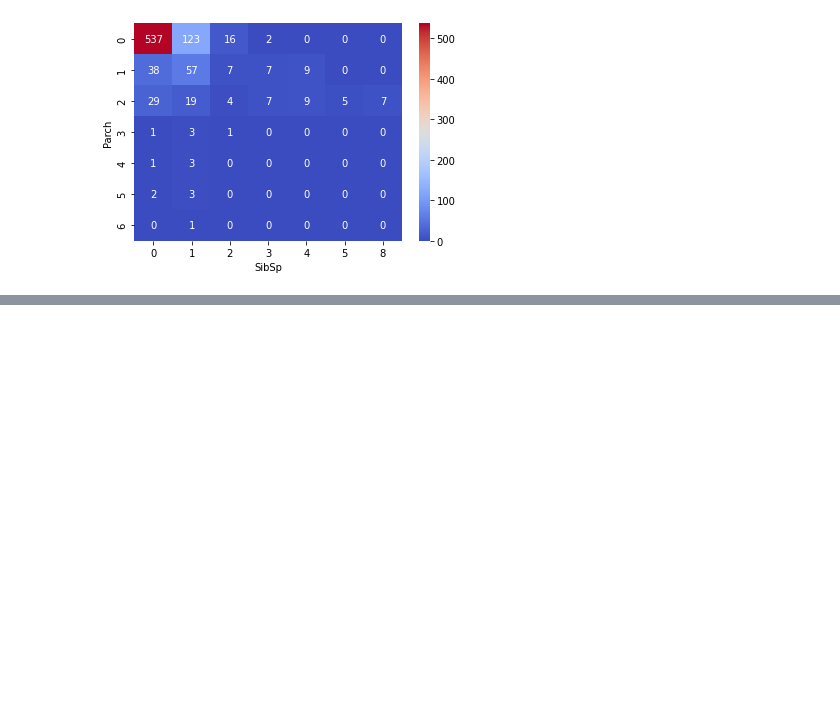
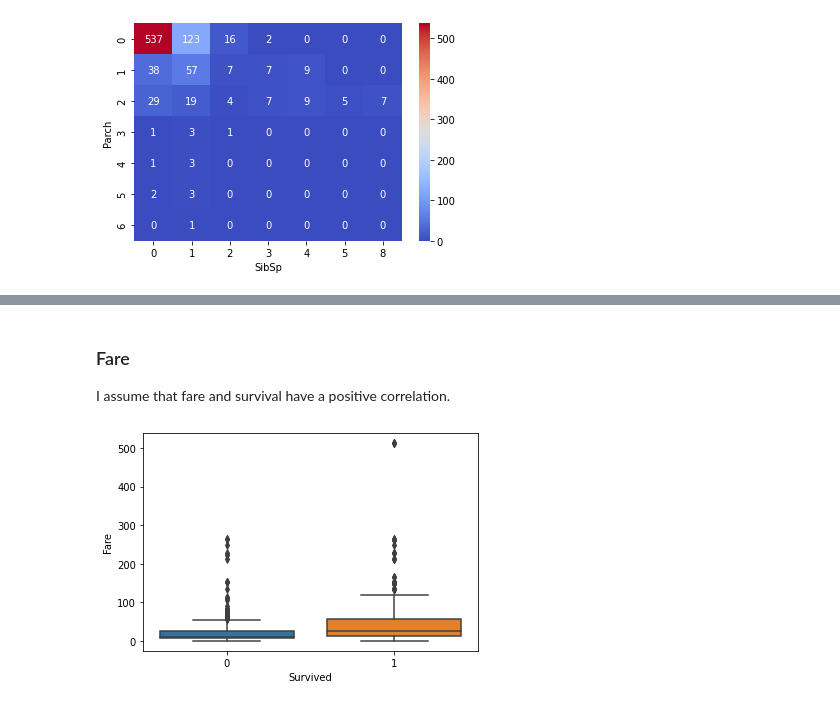
Before and after one commit to haku9627/Kaggle, a Jupyter notebook: Titanic/Titanic-MachineLearningFromDisaster.ipynb, the cells around one changed output, grey strips where cells are left out. Drawn from its saved outputs; the diff is of its cells as text; code cells hidden in the pictures; blank space fills up the shorter version.

```diff
--- a/Titanic/Titanic-MachineLearningFromDisaster.ipynb
+++ b/Titanic/Titanic-MachineLearningFromDisaster.ipynb
@@ -485,0 +518,3 @@ len(df2_manipulate1)
+# %%
+df2_manipulate3 = df2_manipulate2.copy()
+df2_manipulate3 = df2_manipulate3.drop("Ticket",axis=1)
@@ -485,0 +530,7 @@ len(df2_manipulate1)
+# %% [markdown]
+### Fare
+I assume that fare and survival have a positive correlation.
+# %%
+sns.boxplot(df2_manipulate3.Survived,df2_manipulate3.Fare);
+# %% [output]
+[figure, added]
```
Also changed, not shown: parts of 25 cells of this notebook.
